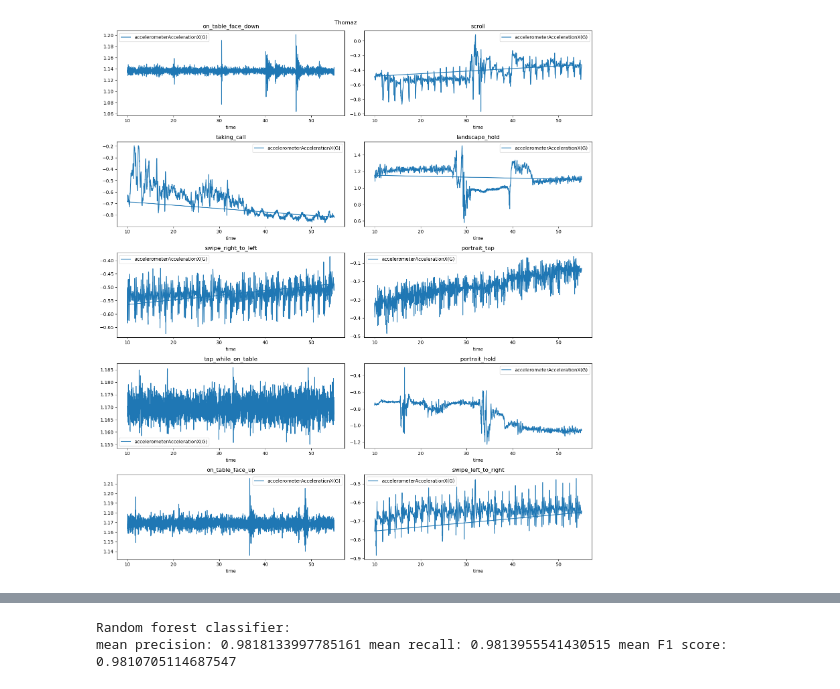
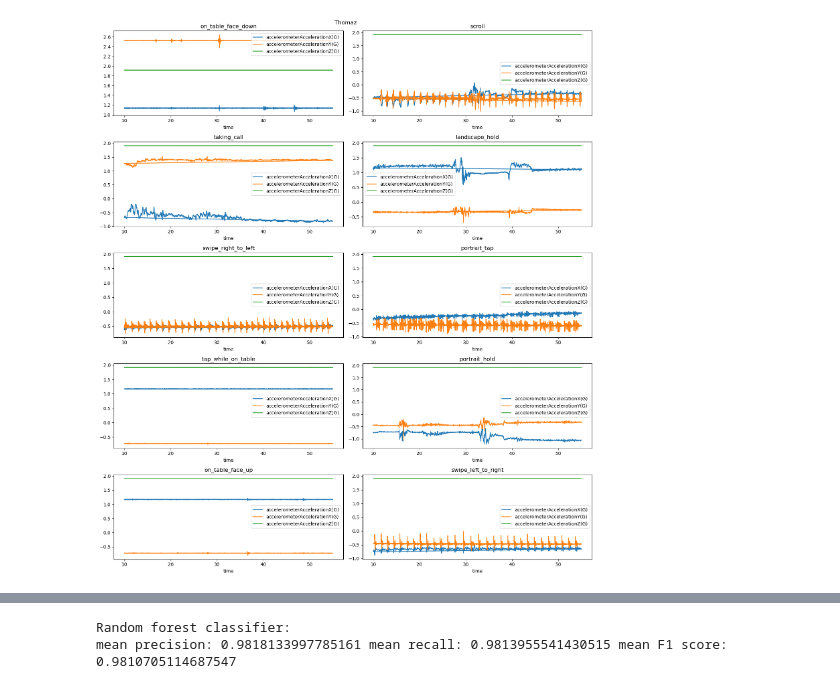
Before and after one commit to slokeshrestha26/PhIMU, a Jupyter notebook: group_data.ipynb, the cells around one changed output, grey strips where cells are left out. Drawn from its saved outputs; the diff is of its cells as text; code cells hidden in the pictures.

```diff
--- a/group_data.ipynb
+++ b/group_data.ipynb
@@ -143,19 +146,20 @@ df = pre_process(path, subject="all")
 activity_list = df['activity'].unique()
 person_list = df['person'].unique()
 
-activity = "scroll"
+activity = "tap_while_on_table"
 activity_indices = df[df['activity']==activity].index
 i = 1
 plt.figure(figsize=(15, 17))
 
 for person in person_list:
-#person = "Thomaz"
     person_indices = df[df['person']==person].index
     plot_indices = list(set(activity_indices) & set(person_indices))
     plot_df = df.loc[plot_indices]
-    #for person in df['person'].unique():
     ax = plt.subplot(3, 2, i)
     plot_df.plot(x="time", y="accelerometerAccelerationX(G)", ax=ax)
+    plot_df.plot(x="time", y="accelerometerAccelerationY(G)", ax=ax)
+    plot_df.plot(x="time", y="accelerometerAccelerationZ(G)", ax=ax)
+
     plt.title("{person}".format(person=person))
     i=i+1
 
@@ -165,0 +170,18 @@ plt.tight_layout()
+# %%
+activity = "on_table_face_down"
+activity_indices = df[df['activity']==activity].index
+i = 1
+plt.figure(figsize=(15, 17))
+
+for person in person_list:
+    person_indices = df[df['person']==person].index
+    plot_indices = list(set(activity_indices) & set(person_indices))
+    plot_df = df.loc[plot_indices]
+    ax = plt.subplot(3, 2, i)
+    plot_df.plot(x="time", y="accelerometerAccelerationX(G)", ax=ax)
+    plt.title("{person}".format(person=person))
+    plt.ylim([1.05, 1.25])
+    i=i+1
+
+plt.suptitle("{activity}".format(activity=activity))
+plt.tight_layout()
@@ -166,28 +190,31 @@ plt.tight_layout()
 # %%
 # plot raw normalized data, same participant across different activities
 df = pre_process(path, subject="all")
 
 activity_list = df['activity'].unique()
 person_list = df['person'].unique()
 
 person = "Thomaz"
 person_indices = df[df['person']==person].index
 
 i = 1
 plt.figure(figsize=(15, 17))
 
 for activity in activity_list:
     activity_indices = df[df['activity']==activity].index
     person_indices = df[df['person']==person].index
     plot_indices = list(set(activity_indices) & set(person_indices))
     plot_df = df.loc[plot_indices]
-    #for person in df['person'].unique():
     ax = plt.subplot(5, 2, i)
     plot_df.plot(x="time", y="accelerometerAccelerationX(G)", ax=ax)
+    plot_df.plot(x="time", y="accelerometerAccelerationY(G)", ax=ax)
+    plot_df.plot(x="time", y="accelerometerAccelerationZ(G)", ax=ax)
+
+
     plt.title("{activity}".format(activity=activity))
     i=i+1
 
 plt.suptitle("{person}".format(person=person))
 plt.tight_layout()
 # %% [output]
-[figure, old version]
+[figure, new version]
```
Also changed, not shown: parts of 5 cells of this notebook, 1 other file.
